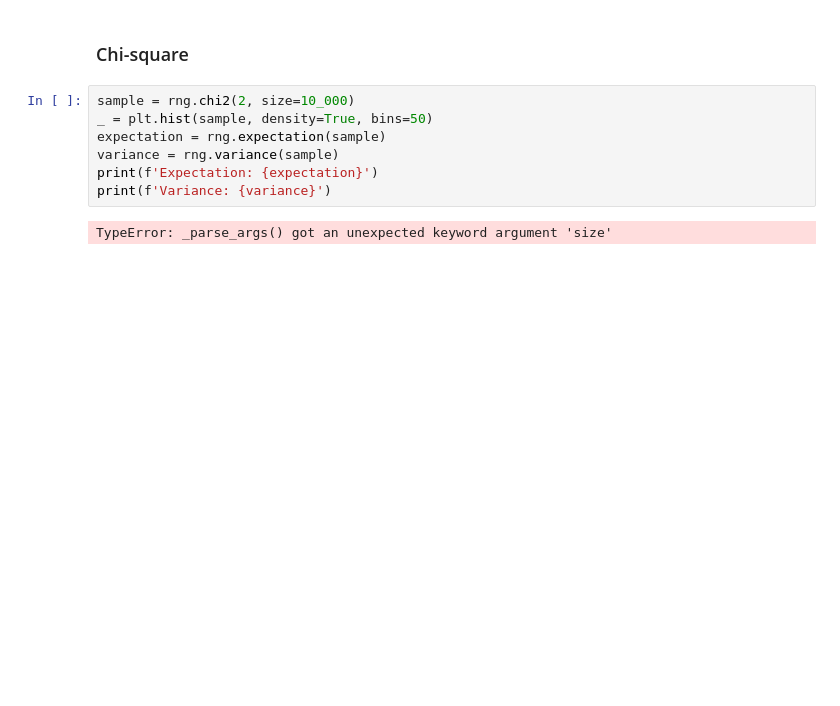
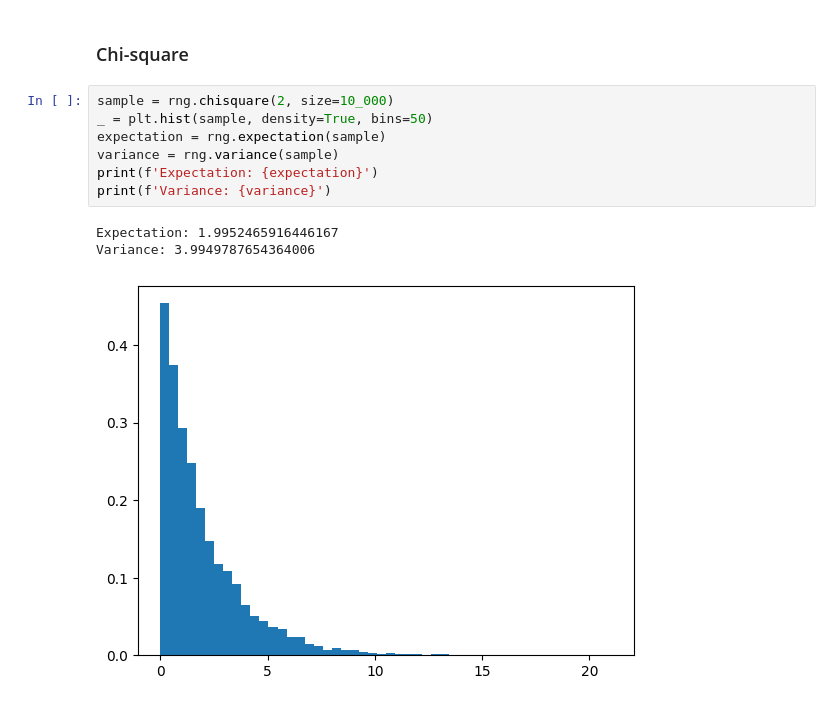
Before and after one commit to aalp75/random-generator, a Jupyter notebook: examples/continuous.ipynb, the cells around one changed output. Cells and saved outputs as stored; diff of their text form; blank space fills up the shorter version.

```diff
--- a/examples/continuous.ipynb
+++ b/examples/continuous.ipynb
@@ -62,11 +62,13 @@ Variance: 0.05833819005900325
 # %% [markdown]
 ### Chi-square
 # %%
-sample = rng.chi2(2, size=10_000)
+sample = rng.chisquare(2, size=10_000)
 _ = plt.hist(sample, density=True, bins=50)
 expectation = rng.expectation(sample)
 variance = rng.variance(sample)
 print(f'Expectation: {expectation}')
 print(f'Variance: {variance}')
 # %% [output]
-TypeError: _parse_args() got an unexpected keyword argument 'size'
+Expectation: 1.9952465916446167
+Variance: 3.9949787654364006
+[figure, added]
```
Also changed, not shown: parts of 1 cell of this notebook, 5 other files.
